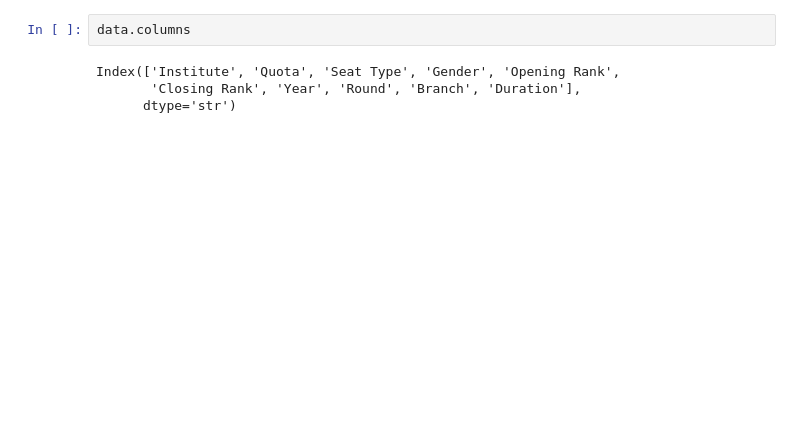
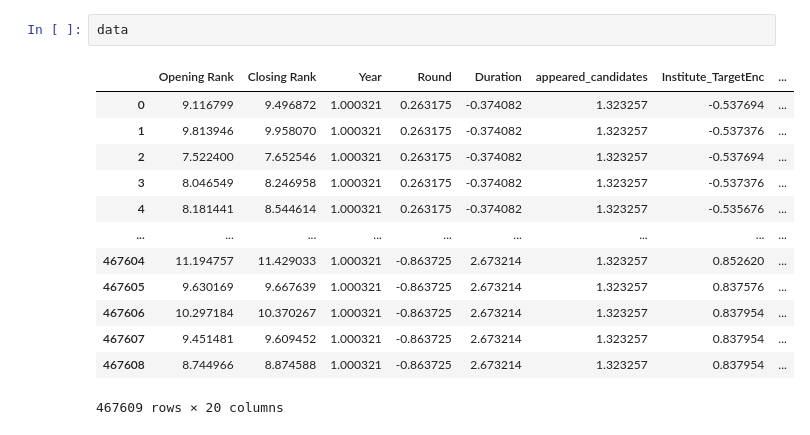
Before and after one commit to VashuTheGreat/JOSAA_RANK_PREDICTOR, a Jupyter notebook: notebooks/model_training.ipynb, the cells around one changed output. Saved outputs shown, nothing was run; the diff lists cells and outputs as text; blank space fills up the shorter version.

```diff
--- a/notebooks/model_training.ipynb
+++ b/notebooks/model_training.ipynb
@@ -21,6 +8,16 @@ data
 # %%
-data.columns
+data
 # %% [output]
+|  | Opening Rank | Closing Rank | Year | Round | Duration | appeared_candidates | Institute_TargetEnc | ... |
+| 0 | 9.116799 | 9.496872 | 1.000321 | 0.263175 | -0.374082 | 1.323257 | -0.537694 | ... |
+| 1 | 9.813946 | 9.958070 | 1.000321 | 0.263175 | -0.374082 | 1.323257 | -0.537376 | ... |
+| 2 | 7.522400 | 7.652546 | 1.000321 | 0.263175 | -0.374082 | 1.323257 | -0.537694 | ... |
+| 3 | 8.046549 | 8.246958 | 1.000321 | 0.263175 | -0.374082 | 1.323257 | -0.537376 | ... |
+| 4 | 8.181441 | 8.544614 | 1.000321 | 0.263175 | -0.374082 | 1.323257 | -0.535676 | ... |
+| ... | ... | ... | ... | ... | ... | ... | ... | ... |
+| 467604 | 11.194757 | 11.429033 | 1.000321 | -0.863725 | 2.673214 | 1.323257 | 0.852620 | ... |
+| 467605 | 9.630169 | 9.667639 | 1.000321 | -0.863725 | 2.673214 | 1.323257 | 0.837576 | ... |
+| 467606 | 10.297184 | 10.370267 | 1.000321 | -0.863725 | 2.673214 | 1.323257 | 0.837954 | ... |
+| 467607 | 9.451481 | 9.609452 | 1.000321 | -0.863725 | 2.673214 | 1.323257 | 0.837954 | ... |
+| 467608 | 8.744966 | 8.874588 | 1.000321 | -0.863725 | 2.673214 | 1.323257 | 0.837954 | ... |
-Index(['Institute', 'Quota', 'Seat Type', 'Gender', 'Opening Rank',
-       'Closing Rank', 'Year', 'Round', 'Branch', 'Duration'],
-      dtype='str')
+467609 rows × 20 columns
```
Also changed, not shown: parts of 27 cells of this notebook, 3 other files.
